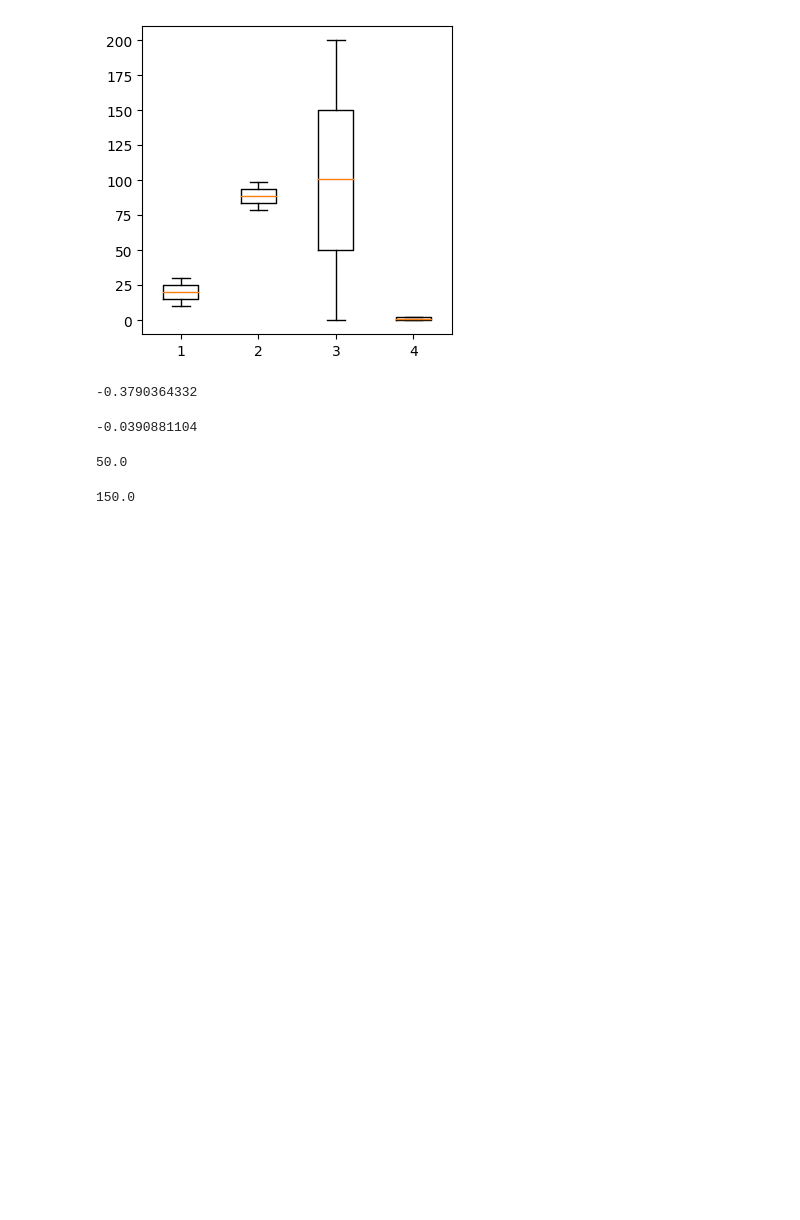
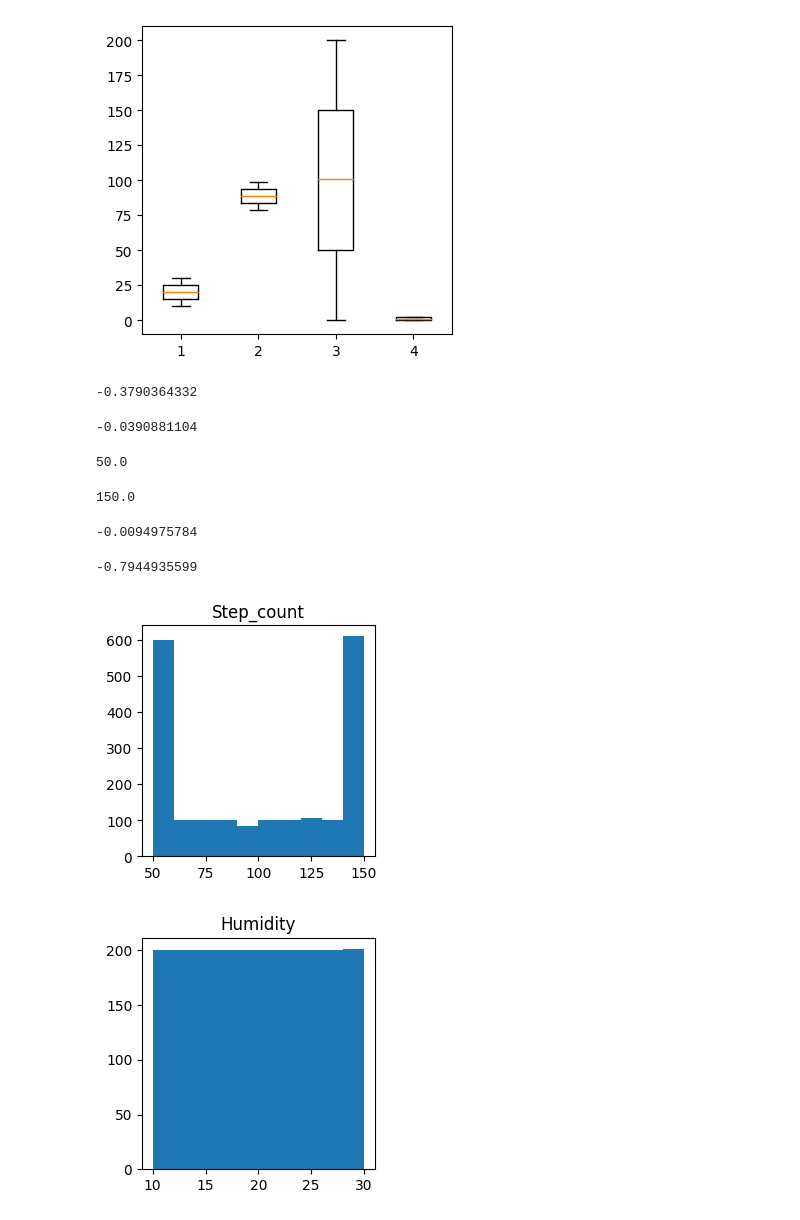
Before and after one commit to nadeap/Stress-Level-Detection, a Jupyter notebook: stress level detection.ipynb, the cells around one changed output. Drawn from its saved outputs; the diff is of its cells as text; code cells hidden in the pictures; blank space fills up the shorter version.

```diff
--- a/stress level detection.ipynb
+++ b/stress level detection.ipynb
@@ -108,3 +108,29 @@ Q1
 Q2
 # %% [output]
 150.0
+# %%
+data['Step_count'] = np.where(data['Step_count']<Q1, Q1, data['Step_count'])
+data['Step_count'] = np.where(data['Step_count']>Q2, Q2, data['Step_count'])
+# %%
+step_count = round(data['Step_count'].skew(), 10)
+print(step_count)
+# %% [output]
+-0.0094975784
+# %%
+# Transformasi SquareRoot
+stress_sqrt = np.sqrt(data['Stress_Level'])
+SL = round(stress_sqrt.skew(), 10)
+
+print(SL)
+# %% [output]
+-0.7944935599
+# %%
+column=['Step_count','Humidity']
+for category in column:
+    plt.figure(figsize=(3,3))
+    plt.hist(data[category])
+    plt.title(category)
+    plt.show()
+# %% [output]
+[figure, added]
+[figure, added]
```
Also changed, not shown: parts of 2 cells of this notebook.
